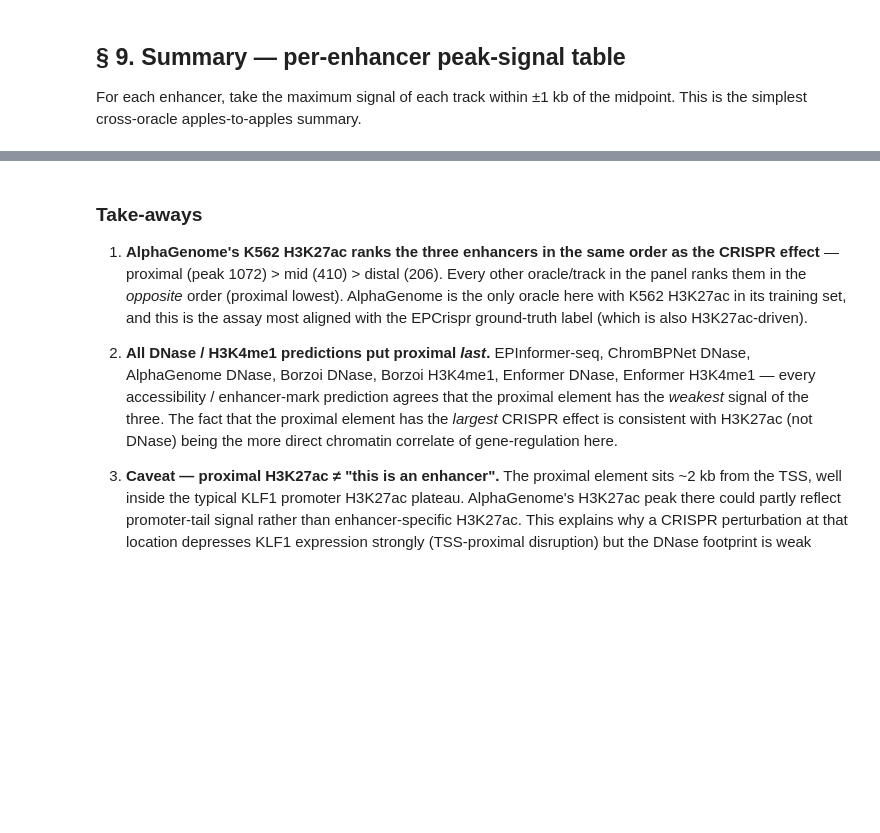
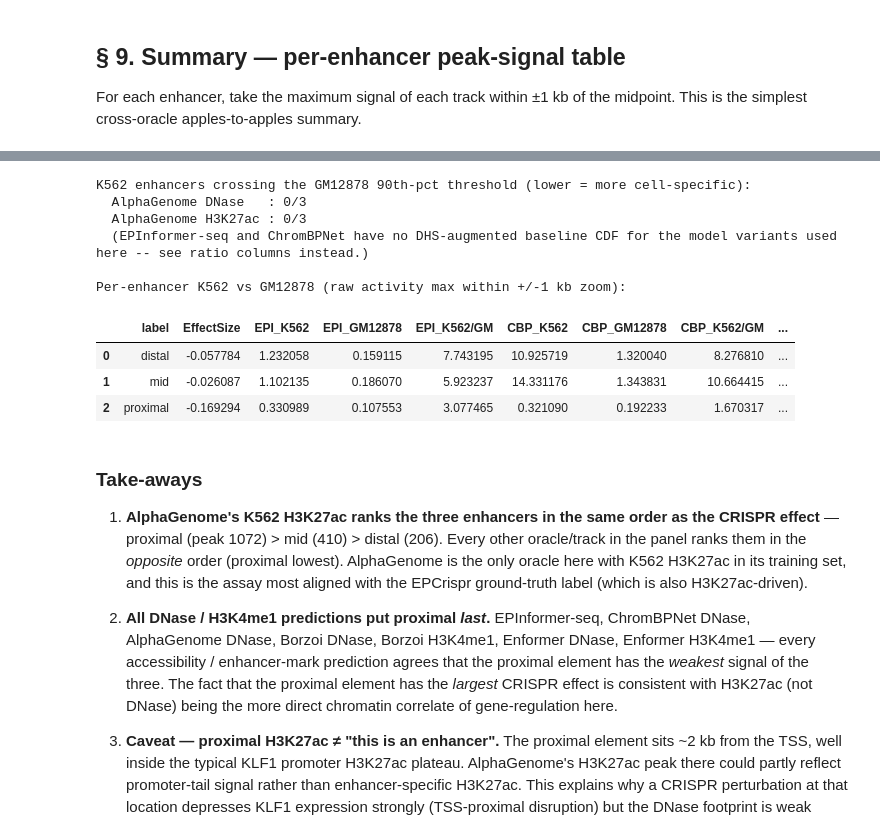
Before and after one commit to pinellolab/chorus, a Jupyter notebook: examples/notebooks/klf1_validated_enhancer_profiles.ipynb, the cells around one changed output, grey strips where cells are left out. Cells and saved outputs as stored; diff of their text form; code cells hidden in the pictures; blank space fills up the shorter version.

```diff
--- a/examples/notebooks/klf1_validated_enhancer_profiles.ipynb
+++ b/examples/notebooks/klf1_validated_enhancer_profiles.ipynb
@@ -548,3 +877,72 @@ summary
+# %%
+# Per-enhancer K562/GM12878 ratio: how much weaker is the GM12878 signal
+# at the 3 CRISPR-validated K562 enhancers?
+rows_spec = []
+for _, row in klf1_pos.iterrows():
+    mid = int(row["midpoint"]); zs, ze = mid - ZOOM_HALF, mid + ZOOM_HALF
+    m_epi  = (epi_positions >= zs) & (epi_positions < ze)
+    m_cbp  = (cbp_locus_x   >= zs) & (cbp_locus_x   < ze)
+    m_ag_d = (ag_dnase_x    >= zs) & (ag_dnase_x    < ze)
+    m_ag_h = (ag_h3_x       >= zs) & (ag_h3_x       < ze)
+
+    epi_k    = float(epi_profile[m_epi].max())
+    epi_g    = float(epi_profile_gm[m_epi].max())
+    cbp_k    = float(cbp_locus_profile[m_cbp].max())
+    cbp_g    = float(cbp_locus_profile_gm[m_cbp].max())
+    agd_k    = float(ag_dnase[m_ag_d].max())
+    agd_g    = float(ag_dnase_gm[m_ag_d].max())
+    agh_k    = float(ag_h3[m_ag_h].max())
+    agh_g    = float(ag_h3_gm[m_ag_h].max())
+
+    rows_spec.append({
+        "label":              row["label"],
+        "EffectSize":         float(row["EffectSize"]),
+        "EPI_K562":           epi_k,
+        "EPI_GM12878":        epi_g,
+        "EPI_K562/GM":        epi_k / max(epi_g, 1e-6),
+        "CBP_K562":           cbp_k,
+        "CBP_GM12878":        cbp_g,
+        "CBP_K562/GM":        cbp_k / max(cbp_g, 1e-6),
+        "AG_DNASE_K562":      agd_k,
+        "AG_DNASE_GM12878":   agd_g,
+        "AG_DNASE_K562/GM":   agd_k / max(agd_g, 1e-6),
+        "AG_H3K27ac_K562":    agh_k,
+        "AG_H3K27ac_GM12878": agh_g,
+        "AG_H3K27ac_K562/GM": agh_k / max(agh_g, 1e-6),
+    })
+spec_table = pd.DataFrame(rows_spec)
+
+# How many of the 3 K562 enhancer peaks cross *the GM12878* threshold for each
+# oracle?  (Cell-specific enhancers should give small counts; cell-invariant
+# detectors give 3/3.)
+def count_crossings(profile_gm, x_arr, thr):
+    if thr is None:
+        return None
+    return sum(
+        bool((profile_gm[(x_arr >= mid - ZOOM_HALF) & (x_arr < mid + ZOOM_HALF)] >= thr).any())
+        for mid in klf1_pos["midpoint"].astype(int)
+    )
+
+gm_supra_agd = count_crossings(ag_dnase_gm, ag_dnase_x, thr_ag_d_90_gm)
+gm_supra_agh = count_crossings(ag_h3_gm,    ag_h3_x,    thr_ag_h_90_gm)
+print("K562 enhancers crossing the GM12878 90th-pct threshold (lower = more cell-specific):")
+print(f"  AlphaGenome DNase   : {gm_supra_agd}/3")
+print(f"  AlphaGenome H3K27ac : {gm_supra_agh}/3")
+print(f"  (EPInformer-seq and ChromBPNet have no DHS-augmented baseline CDF for the model variants used here -- see ratio columns instead.)")
+print()
+print("Per-enhancer K562 vs GM12878 (raw activity max within +/-1 kb zoom):")
+spec_table
+# %% [output]
+K562 enhancers crossing the GM12878 90th-pct threshold (lower = more cell-specific):
+  AlphaGenome DNase   : 0/3
+  AlphaGenome H3K27ac : 0/3
+  (EPInformer-seq and ChromBPNet have no DHS-augmented baseline CDF for the model variants used here -- see ratio columns instead.)
+
+Per-enhancer K562 vs GM12878 (raw activity max within +/-1 kb zoom):
+|  | label | EffectSize | EPI_K562 | EPI_GM12878 | EPI_K562/GM | CBP_K562 | CBP_GM12878 | CBP_K562/GM | ... |
+| 0 | distal | -0.057784 | 1.232058 | 0.159115 | 7.743195 | 10.925719 | 1.320040 | 8.276810 | ... |
+| 1 | mid | -0.026087 | 1.102135 | 0.186070 | 5.923237 | 14.331176 | 1.343831 | 10.664415 | ... |
+| 2 | proximal | -0.169294 | 0.330989 | 0.107553 | 3.077465 | 0.321090 | 0.192233 | 1.670317 | ... |
 # %% [markdown]
 ### Take-aways
 
```
Also changed, not shown: parts of 17 cells of this notebook, 25 other files.
